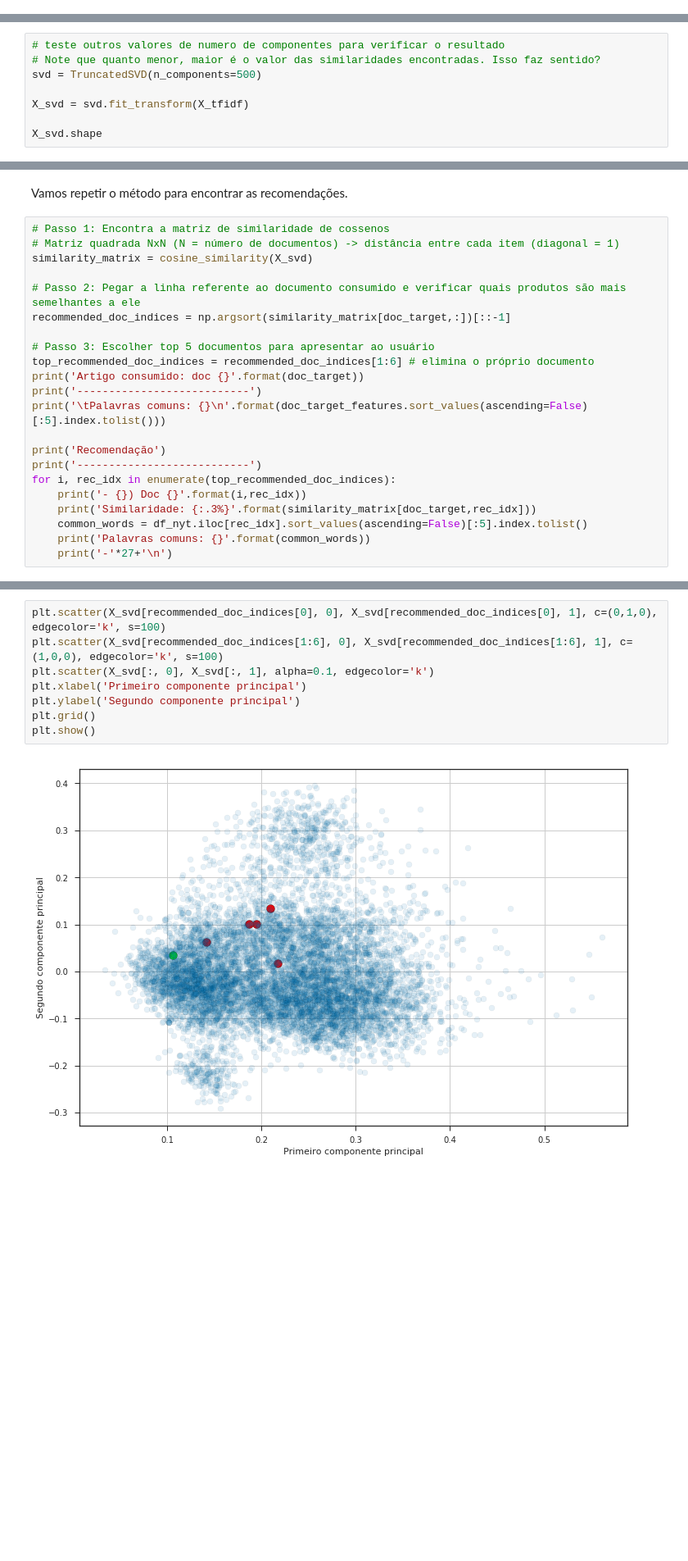
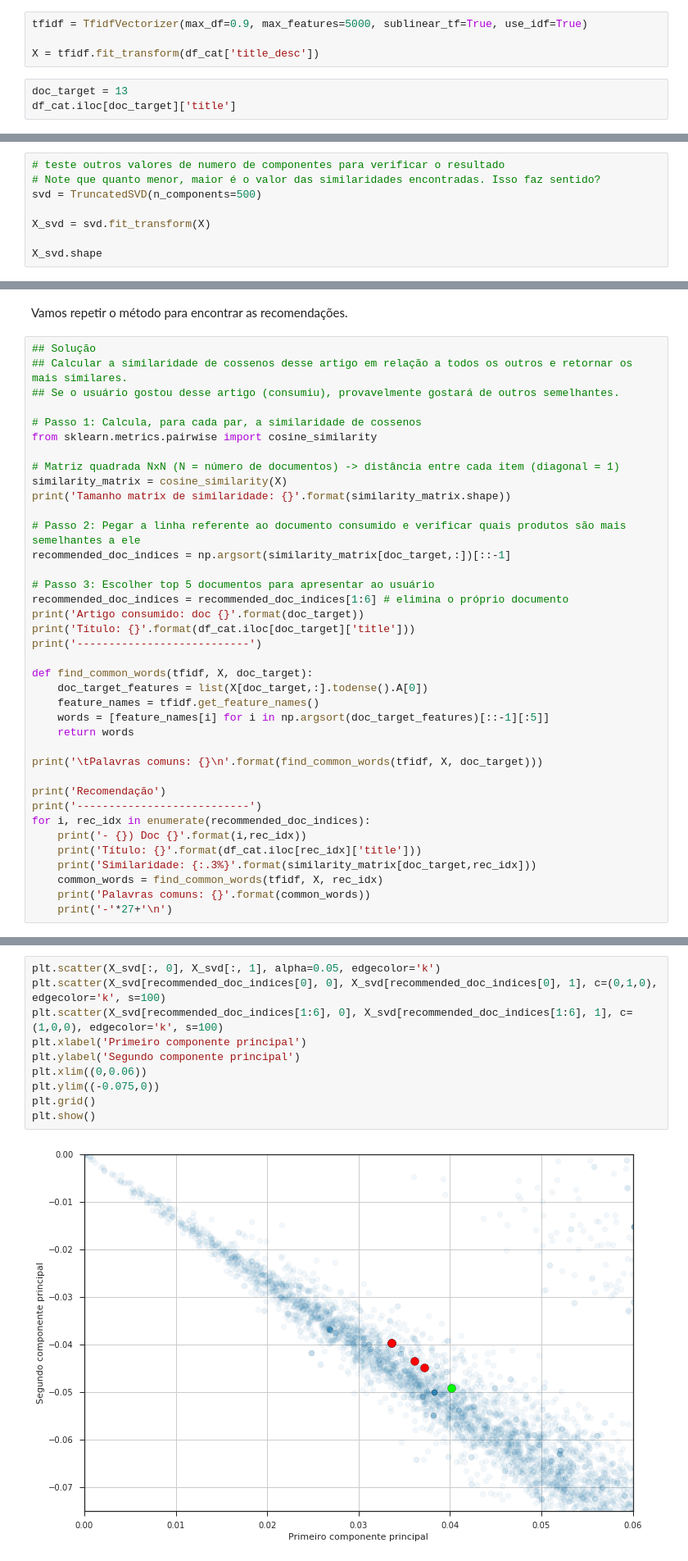
Before and after one commit to somostera/tera-data-science-jul2018, a Jupyter notebook: 28-recommender-systems/notebook/aula_tera_recommender_systems_respostas.ipynb, the cells around one changed output, grey strips where cells are left out. Shown at 82% size. Drawn from its saved outputs; the diff is of its cells as text; blank space fills up the shorter version.

```diff
--- a/28-recommender-systems/notebook/aula_tera_recommender_systems_respostas.ipynb
+++ b/28-recommender-systems/notebook/aula_tera_recommender_systems_respostas.ipynb
@@ -340,0 +395,7 @@ X = df_nyt.values
+# %%
+tfidf = TfidfVectorizer(max_df=0.9, max_features=5000, sublinear_tf=True, use_idf=True)
+
+X = tfidf.fit_transform(df_cat['title_desc'])
+# %%
+doc_target = 13
+df_cat.iloc[doc_target]['title']
@@ -397,7 +470,7 @@ Podemos verificar que conseguiríamos reduzir consideravelmente a dimensão do p
 # Note que quanto menor, maior é o valor das similaridades encontradas. Isso faz sentido?
 svd = TruncatedSVD(n_components=500)
 
-X_svd = svd.fit_transform(X_tfidf)
+X_svd = svd.fit_transform(X)
 
 X_svd.shape
 # %% [output]
@@ -405,25 +478,41 @@ X_svd.shape
 # %% [markdown]
 Vamos repetir o método para encontrar as recomendações.
 # %%
-# Passo 1: Encontra a matriz de similaridade de cossenos
+## Solução
+## Calcular a similaridade de cossenos desse artigo em relação a todos os outros e retornar os mais similares.
+## Se o usuário gostou desse artigo (consumiu), provavelmente gostará de outros semelhantes.
+
+# Passo 1: Calcula, para cada par, a similaridade de cossenos
+from sklearn.metrics.pairwise import cosine_similarity
+
 # Matriz quadrada NxN (N = número de documentos) -> distância entre cada item (diagonal = 1)
-similarity_matrix = cosine_similarity(X_svd)
+similarity_matrix = cosine_similarity(X)
+print('Tamanho matrix de similaridade: {}'.format(similarity_matrix.shape))
 
 # Passo 2: Pegar a linha referente ao documento consumido e verificar quais produtos são mais semelhantes a ele
 recommended_doc_indices = np.argsort(similarity_matrix[doc_target,:])[::-1]
 
 # Passo 3: Escolher top 5 documentos para apresentar ao usuário
-top_recommended_doc_indices = recommended_doc_indices[1:6] # elimina o próprio documento
+recommended_doc_indices = recommended_doc_indices[1:6] # elimina o próprio documento
 print('Artigo consumido: doc {}'.format(doc_target))
+print('Título: {}'.format(df_cat.iloc[doc_target]['title']))
 print('---------------------------')
-print('\tPalavras comuns: {}\n'.format(doc_target_features.sort_values(ascending=False)[:5].index.tolist()))
+
+def find_common_words(tfidf, X, doc_target):
+    doc_target_features = list(X[doc_target,:].todense().A[0])
+    feature_names = tfidf.get_feature_names()
+    words = [feature_names[i] for i in np.argsort(doc_target_features)[::-1][:5]]
+    return words
+
+print('\tPalavras comuns: {}\n'.format(find_common_words(tfidf, X, doc_target)))
 
 print('Recomendação')
 print('---------------------------')
-for i, rec_idx in enumerate(top_recommended_doc_indices):
+for i, rec_idx in enumerate(recommended_doc_indices):
     print('- {}) Doc {}'.format(i,rec_idx))
+    print('Título: {}'.format(df_cat.iloc[rec_idx]['title']))
     print('Similaridade: {:.3%}'.format(similarity_matrix[doc_target,rec_idx]))
-    common_words = df_nyt.iloc[rec_idx].sort_values(ascending=False)[:5].index.tolist()
+    common_words = find_common_words(tfidf, X, rec_idx)
     print('Palavras comuns: {}'.format(common_words))
     print('-'*27+'\n')
 # %% [output]
@@ -449,11 +538,13 @@ Vamos visualizar os dados com apenas os dois eixos principais:
 # %%
+plt.scatter(X_svd[:, 0], X_svd[:, 1], alpha=0.05, edgecolor='k')
 plt.scatter(X_svd[recommended_doc_indices[0], 0], X_svd[recommended_doc_indices[0], 1], c=(0,1,0), edgecolor='k', s=100)
 plt.scatter(X_svd[recommended_doc_indices[1:6], 0], X_svd[recommended_doc_indices[1:6], 1], c=(1,0,0), edgecolor='k', s=100)
-plt.scatter(X_svd[:, 0], X_svd[:, 1], alpha=0.1, edgecolor='k')
 plt.xlabel('Primeiro componente principal')
 plt.ylabel('Segundo componente principal')
+plt.xlim((0,0.06))
+plt.ylim((-0.075,0))
 plt.grid()
 plt.show()
 # %% [output]
-[figure, old version]
+[figure, new version]
 # %% [markdown]
```
Also changed, not shown: parts of 99 cells of this notebook, 1 other file.
